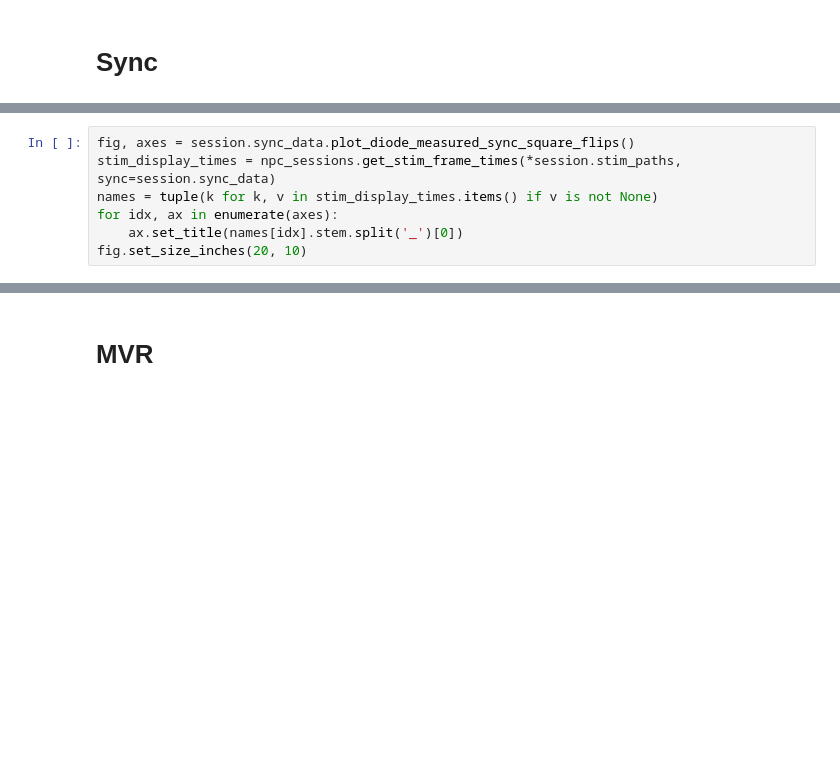
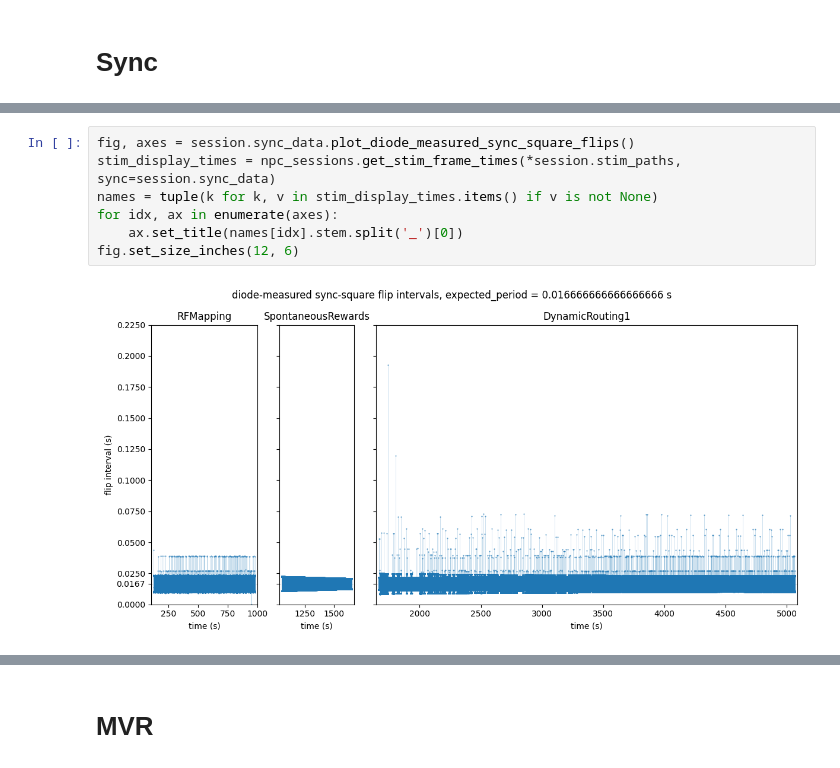
Before and after one commit to AllenInstitute/npc_sessions, a Jupyter notebook: src/npc_sessions/qc/notebooks/dynamic_routing_qc.ipynb, the cells around one changed output, grey strips where cells are left out. Cells and saved outputs as stored; diff of their text form; blank space fills up the shorter version.

```diff
--- a/src/npc_sessions/qc/notebooks/dynamic_routing_qc.ipynb
+++ b/src/npc_sessions/qc/notebooks/dynamic_routing_qc.ipynb
@@ -17,7 +133,9 @@ session.sync_data.meta_data
 # %%
 fig, axes = session.sync_data.plot_diode_measured_sync_square_flips()
 stim_display_times = npc_sessions.get_stim_frame_times(*session.stim_paths, sync=session.sync_data)
 names = tuple(k for k, v in stim_display_times.items() if v is not None)
 for idx, ax in enumerate(axes):
     ax.set_title(names[idx].stem.split('_')[0])
-fig.set_size_inches(20, 10)
+fig.set_size_inches(12, 6)
+# %% [output]
+[figure, added]
```
Also changed, not shown: parts of 13 cells of this notebook, 1 other file.
